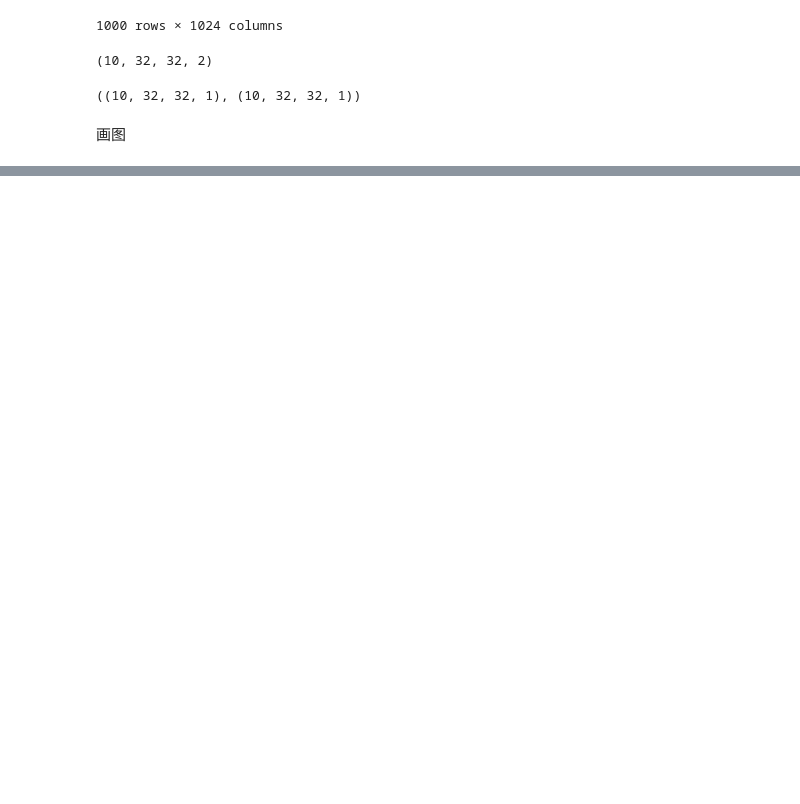
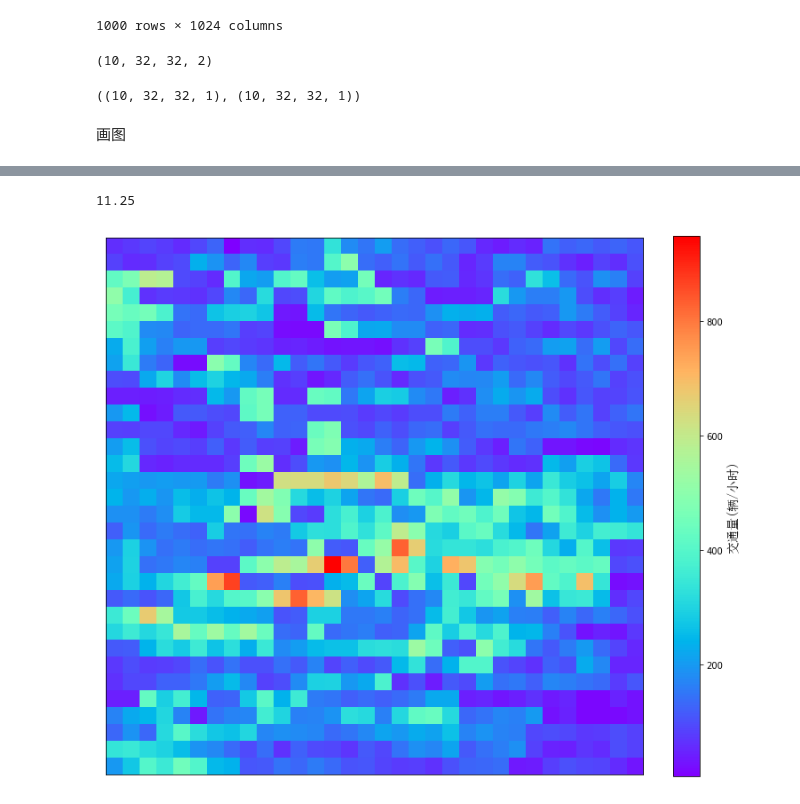
Before and after one commit to theMYang/freedom, a Jupyter notebook: 3matrixCombination.ipynb, the cells around one changed output, grey strips where cells are left out. Cells and saved outputs as stored; diff of their text form; code cells hidden in the pictures; blank space fills up the shorter version.

```diff
--- a/3matrixCombination.ipynb
+++ b/3matrixCombination.ipynb
@@ -145,6 +166,15 @@ plt.rcParams['figure.figsize'] = (9.0, 9.0) # 设置figure_size尺寸
 # %%
-num = random.randint(0, 2976)
-pic_matrix = matrix_df.iloc[num].reshape(32, 32)
+num = 45 # random.randint(0, 2976)
+# pic_matrix = matrix_df.iloc[num].reshape(32, 32)
+pic_matrix = np.array(matrix_df[matrix_df.index == '2013-06-05 21:00:00']).reshape(32, 32)
 # pic_matrix = (pic_matrix - pic_matrix.min())/(pic_matrix.max() - pic_matrix.min())*255
 print((num%96)*15/60)
-plt.imshow(pic_matrix)
+plt.xticks([])
+plt.yticks([])
+
+gci = plt.imshow(pic_matrix, cmap='rainbow')
+cbar = plt.colorbar(gci, fraction=0.0455)
+cbar.set_label('交通量(辆/小时)', FontProperties=Chinesefont, size=14)
+# %% [output]
+11.25
+[figure, added]
```
Also changed, not shown: parts of 12 cells of this notebook, 15 other files.
